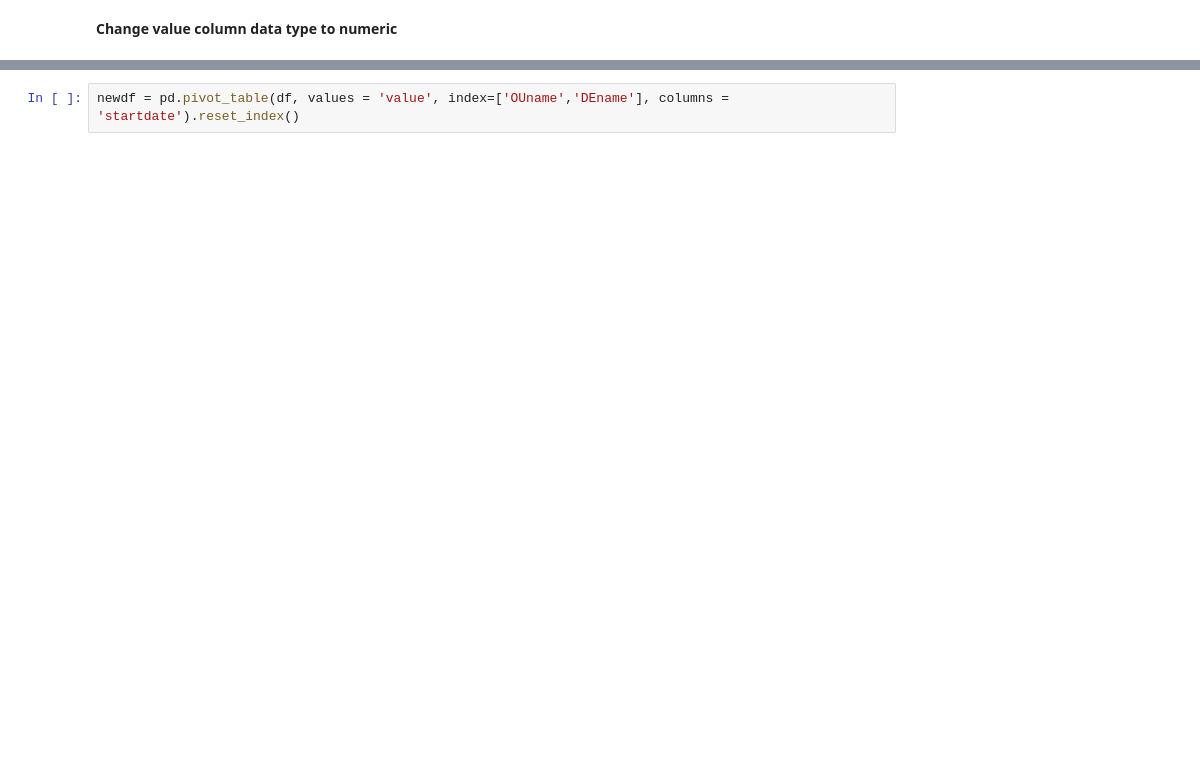
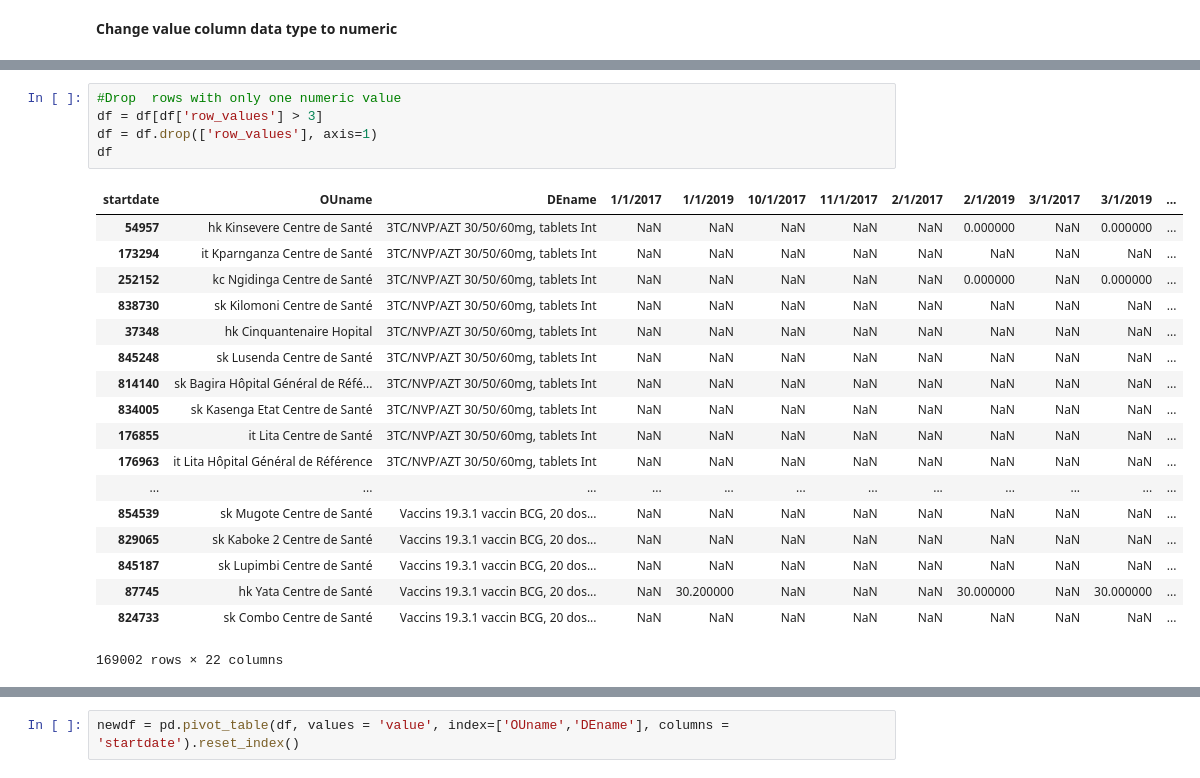
Before and after one commit to micnice/Random-forest-classifier, a Jupyter notebook: Data cleaning.ipynb, the cells around one changed output, grey strips where cells are left out. Cells and saved outputs as stored; diff of their text form; blank space fills up the shorter version.

```diff
--- a/Data cleaning.ipynb
+++ b/Data cleaning.ipynb
@@ -111,0 +225,24 @@ df = df.sort_values(by=['DSname','DEname','OUname',] )
+# %%
+#Drop  rows with only one numeric value
+df = df[df['row_values'] > 3]
+df = df.drop(['row_values'], axis=1)
+df
+# %% [output]
+| startdate | OUname | DEname | 1/1/2017 | 1/1/2019 | 10/1/2017 | 11/1/2017 | 2/1/2017 | 2/1/2019 | 3/1/2017 | 3/1/2019 | ... |
+| 54957 | hk Kinsevere Centre de Santé | 3TC/NVP/AZT 30/50/60mg, tablets Int | NaN | NaN | NaN | NaN | NaN | 0.000000 | NaN | 0.000000 | ... |
+| 173294 | it Kparnganza Centre de Santé | 3TC/NVP/AZT 30/50/60mg, tablets Int | NaN | NaN | NaN | NaN | NaN | NaN | NaN | NaN | ... |
+| 252152 | kc Ngidinga Centre de Santé | 3TC/NVP/AZT 30/50/60mg, tablets Int | NaN | NaN | NaN | NaN | NaN | 0.000000 | NaN | 0.000000 | ... |
+| 838730 | sk Kilomoni Centre de Santé | 3TC/NVP/AZT 30/50/60mg, tablets Int | NaN | NaN | NaN | NaN | NaN | NaN | NaN | NaN | ... |
+| 37348 | hk Cinquantenaire Hopital | 3TC/NVP/AZT 30/50/60mg, tablets Int | NaN | NaN | NaN | NaN | NaN | NaN | NaN | NaN | ... |
+| 845248 | sk Lusenda Centre de Santé | 3TC/NVP/AZT 30/50/60mg, tablets Int | NaN | NaN | NaN | NaN | NaN | NaN | NaN | NaN | ... |
+| 814140 | sk Bagira Hôpital Général de Réfé... | 3TC/NVP/AZT 30/50/60mg, tablets Int | NaN | NaN | NaN | NaN | NaN | NaN | NaN | NaN | ... |
+| 834005 | sk Kasenga Etat Centre de Santé | 3TC/NVP/AZT 30/50/60mg, tablets Int | NaN | NaN | NaN | NaN | NaN | NaN | NaN | NaN | ... |
+| 176855 | it Lita Centre de Santé | 3TC/NVP/AZT 30/50/60mg, tablets Int | NaN | NaN | NaN | NaN | NaN | NaN | NaN | NaN | ... |
+| 176963 | it Lita Hôpital Général de Référence | 3TC/NVP/AZT 30/50/60mg, tablets Int | NaN | NaN | NaN | NaN | NaN | NaN | NaN | NaN | ... |
+| ... | ... | ... | ... | ... | ... | ... | ... | ... | ... | ... | ... |
+| 854539 | sk Mugote Centre de Santé | Vaccins 19.3.1 vaccin BCG, 20 dos... | NaN | NaN | NaN | NaN | NaN | NaN | NaN | NaN | ... |
+| 829065 | sk Kaboke 2 Centre de Santé | Vaccins 19.3.1 vaccin BCG, 20 dos... | NaN | NaN | NaN | NaN | NaN | NaN | NaN | NaN | ... |
+| 845187 | sk Lupimbi Centre de Santé | Vaccins 19.3.1 vaccin BCG, 20 dos... | NaN | NaN | NaN | NaN | NaN | NaN | NaN | NaN | ... |
+| 87745 | hk Yata Centre de Santé | Vaccins 19.3.1 vaccin BCG, 20 dos... | NaN | 30.200000 | NaN | NaN | NaN | 30.000000 | NaN | 30.000000 | ... |
+| 824733 | sk Combo Centre de Santé | Vaccins 19.3.1 vaccin BCG, 20 dos... | NaN | NaN | NaN | NaN | NaN | NaN | NaN | NaN | ... |
+169002 rows × 22 columns
```
Also changed, not shown: parts of 32 cells of this notebook.
